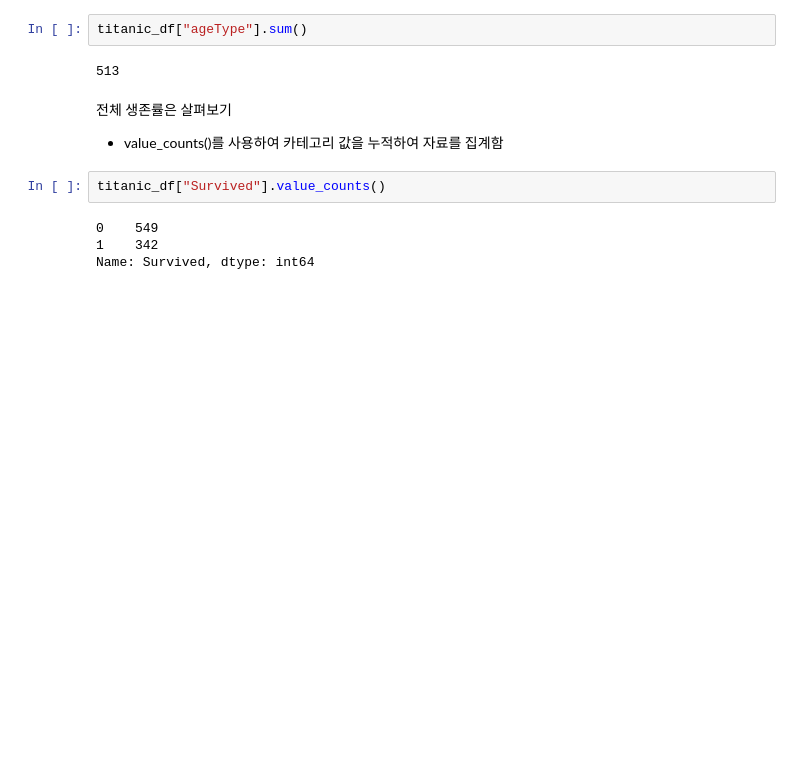
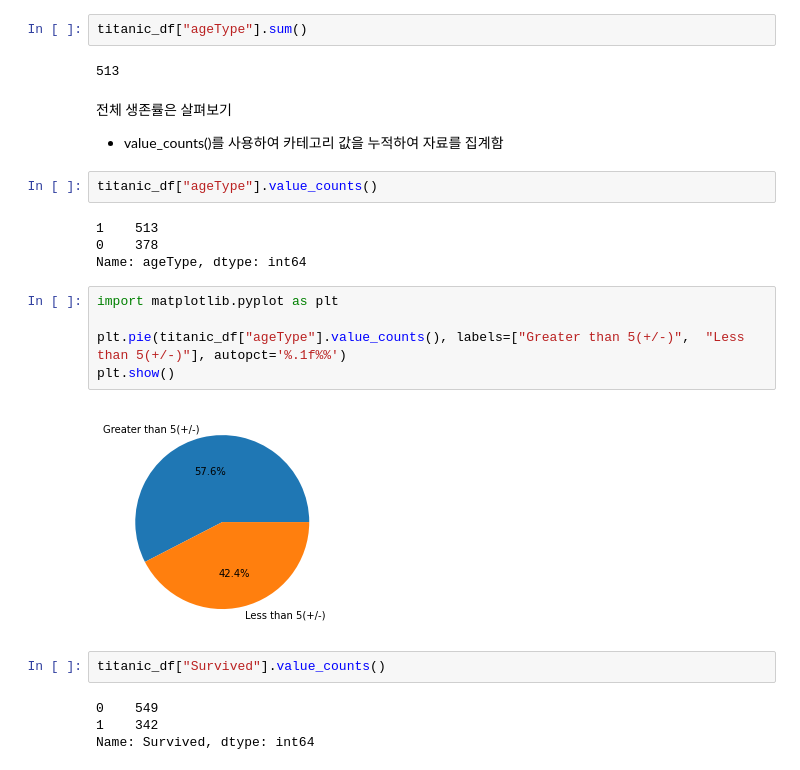
Before and after one commit to iceman67/-Python, a Jupyter notebook: LINC_Pandas_Example_2022.ipynb, the cells around one changed output. Drawn from its saved outputs; the diff is of its cells as text; blank space fills up the shorter version.

```diff
--- a/LINC_Pandas_Example_2022.ipynb
+++ b/LINC_Pandas_Example_2022.ipynb
@@ -1556,6 +1572,19 @@ titanic_df["ageType"].sum()
 # %% [markdown]
 전체 생존률은 살펴보기
 * value_counts()를 사용하여 카테고리 값을 누적하여 자료를 집계함
+# %%
+titanic_df["ageType"].value_counts()
+# %% [output]
+1    513
+0    378
+Name: ageType, dtype: int64
+# %%
+import matplotlib.pyplot as plt
+
+plt.pie(titanic_df["ageType"].value_counts(), labels=["Greater than 5(+/-)",  "Less than 5(+/-)"], autopct='%.1f%%')
+plt.show()
+# %% [output]
+[figure, added]
 # %%
 titanic_df["Survived"].value_counts()
 # %% [output]
```
Also changed, not shown: parts of 14 cells of this notebook.
